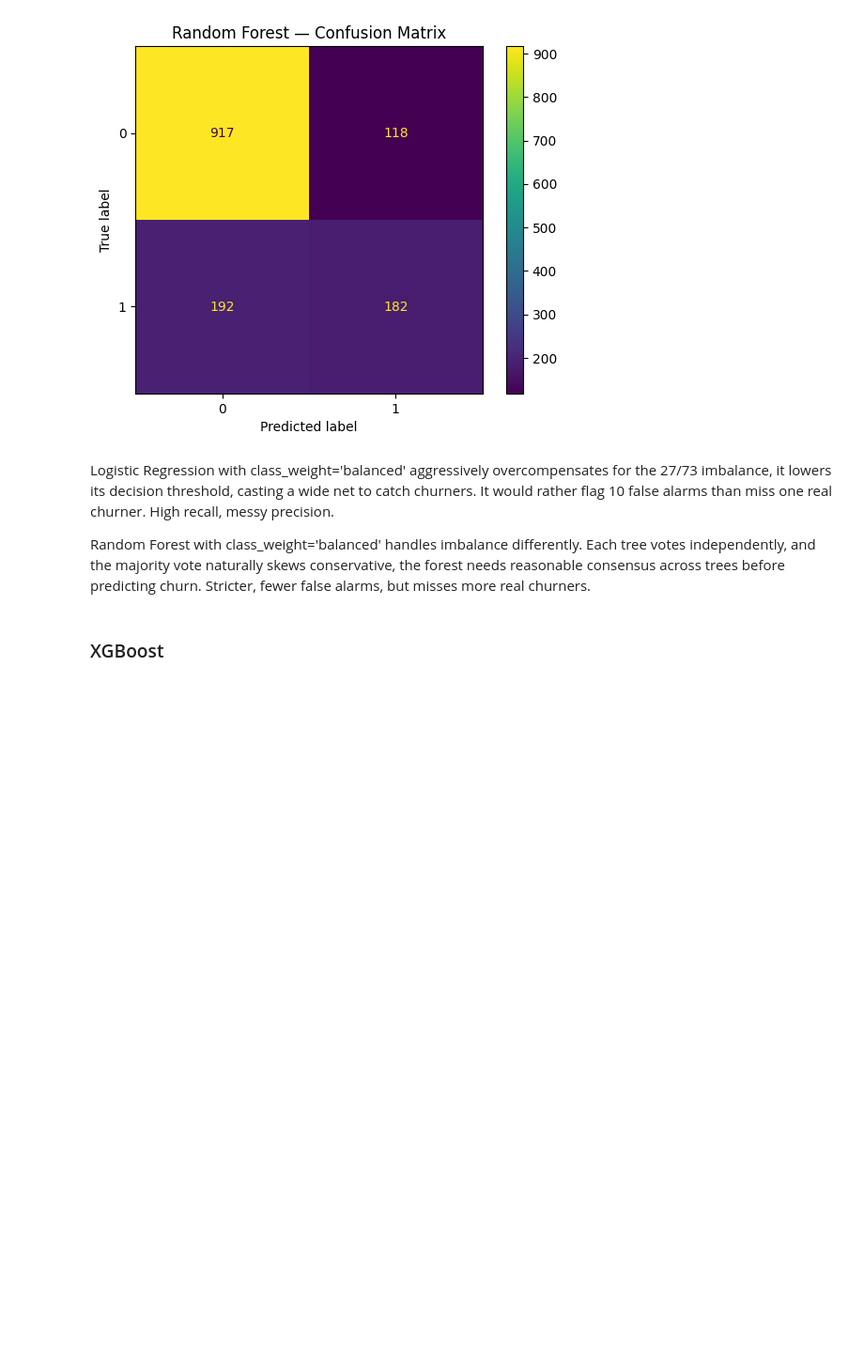
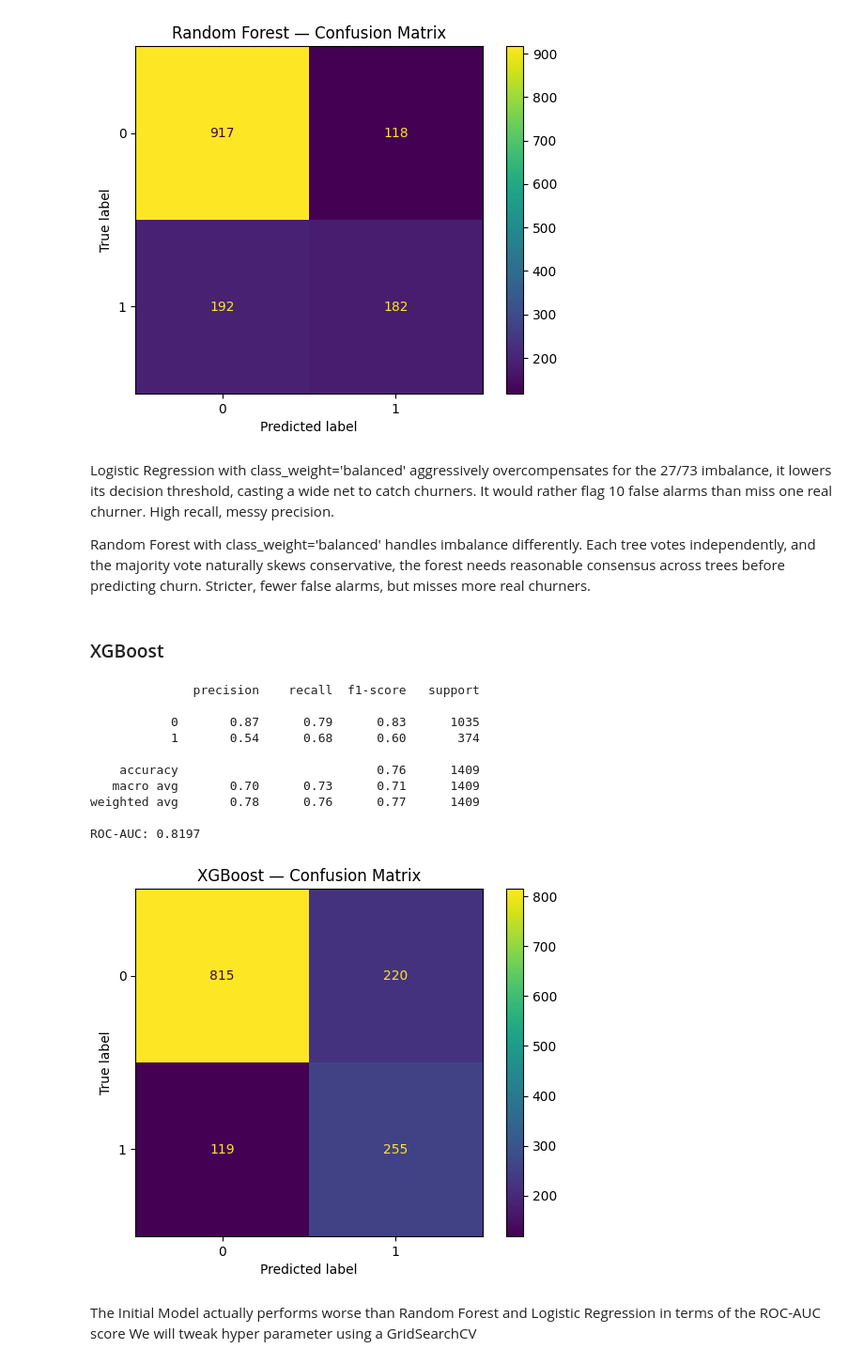
Before and after one commit to Syed-AbdulMoeed/churn-prediction-pipeline, a Jupyter notebook: notebooks/03_modelling.ipynb, the cells around one changed output. Shown at 94% size. Cells and saved outputs as stored; diff of their text form; code cells hidden in the pictures; blank space fills up the shorter version.

Commit message:
Implemented XGBoost

```diff
--- a/notebooks/03_modelling.ipynb
+++ b/notebooks/03_modelling.ipynb
@@ -86,3 +88,42 @@ Logistic Regression with class_weight='balanced' aggressively overcompensates fo
 Random Forest with class_weight='balanced' handles imbalance differently. Each tree votes independently, and the majority vote naturally skews conservative, the forest needs reasonable consensus across trees before predicting churn. Stricter, fewer false alarms, but misses more real churners.
 # %% [markdown]
 ### XGBoost
+# %%
+
+# Train
+xgb = XGBClassifier(
+    n_estimators=100,
+    random_state=42,
+    scale_pos_weight=len(y_train[y_train==0]) / len(y_train[y_train==1]),
+    eval_metric='logloss',
+    verbosity=0
+)
+xgb.fit(X_train, y_train)
+
+# Predict
+y_pred_xgb = xgb.predict(X_test)
+y_prob_xgb = xgb.predict_proba(X_test)[:, 1]
+
+# Classification report
+print(classification_report(y_test, y_pred_xgb))
+print(f"ROC-AUC: {roc_auc_score(y_test, y_prob_xgb):.4f}")
+
+# Plot Confusion Matrix
+ConfusionMatrixDisplay.from_predictions(y_test, y_pred_xgb)
+plt.title('XGBoost — Confusion Matrix')
+plt.show()
+# %% [output]
+              precision    recall  f1-score   support
+
+           0       0.87      0.79      0.83      1035
+           1       0.54      0.68      0.60       374
+
+    accuracy                           0.76      1409
+   macro avg       0.70      0.73      0.71      1409
+weighted avg       0.78      0.76      0.77      1409
+
+ROC-AUC: 0.8197
+[figure, added]
+# %% [markdown]
+The Initial Model actually performs worse than Random Forest and Logistic Regression in terms of the ROC-AUC score
+We will tweak hyper parameter using a GridSearchCV
```
Also changed, not shown: parts of 3 cells of this notebook.
